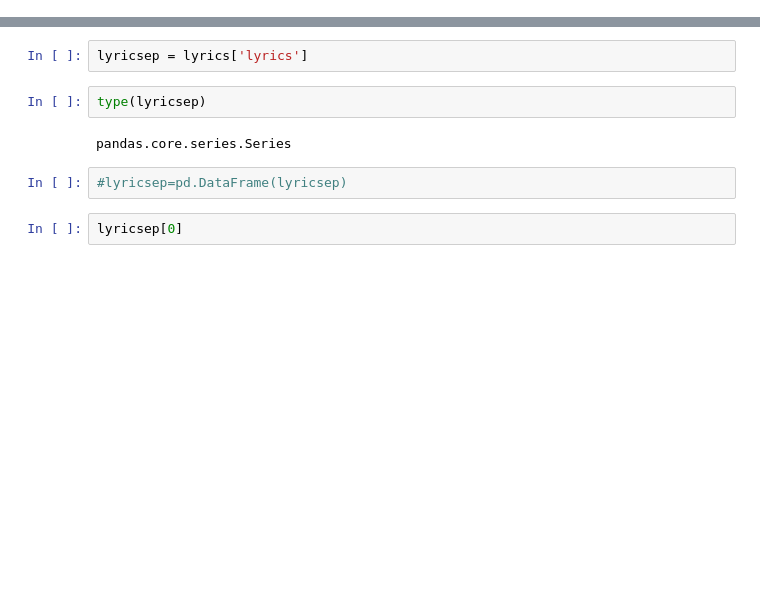
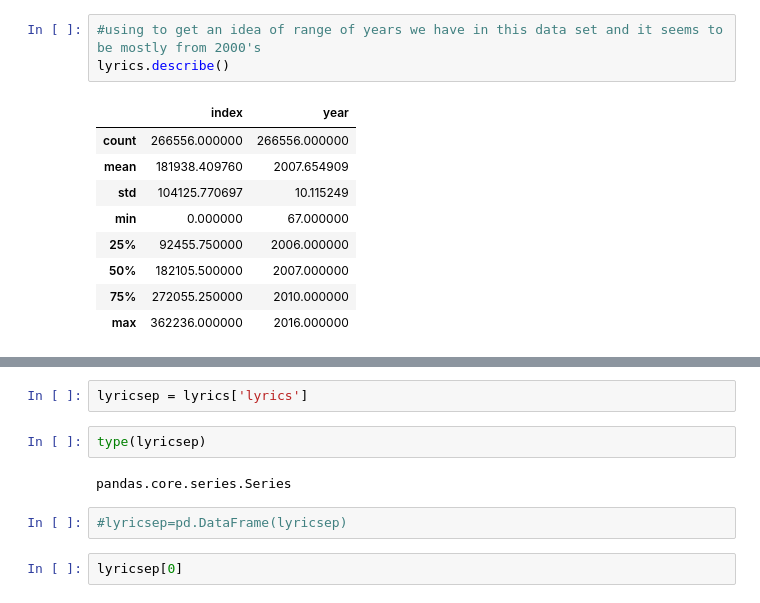
Before and after one commit to jeffreyb92/lyric-analysis, a Jupyter notebook: LyricsAssessment.ipynb, the cells around one changed output, grey strips where cells are left out. Drawn from its saved outputs; the diff is of its cells as text; blank space fills up the shorter version.

```diff
--- a/LyricsAssessment.ipynb
+++ b/LyricsAssessment.ipynb
@@ -70,0 +55,13 @@ Name: genre, dtype: int64
+# %%
+#using to get an idea of range of years we have in this data set and it seems to be mostly from 2000's
+lyrics.describe()
+# %% [output]
+|  | index | year |
+| count | 266556.000000 | 266556.000000 |
+| mean | 181938.409760 | 2007.654909 |
+| std | 104125.770697 | 10.115249 |
+| min | 0.000000 | 67.000000 |
+| 25% | 92455.750000 | 2006.000000 |
+| 50% | 182105.500000 | 2007.000000 |
+| 75% | 272055.250000 | 2010.000000 |
+| max | 362236.000000 | 2016.000000 |
```
Also changed, not shown: parts of 37 cells of this notebook, 2 other files.
